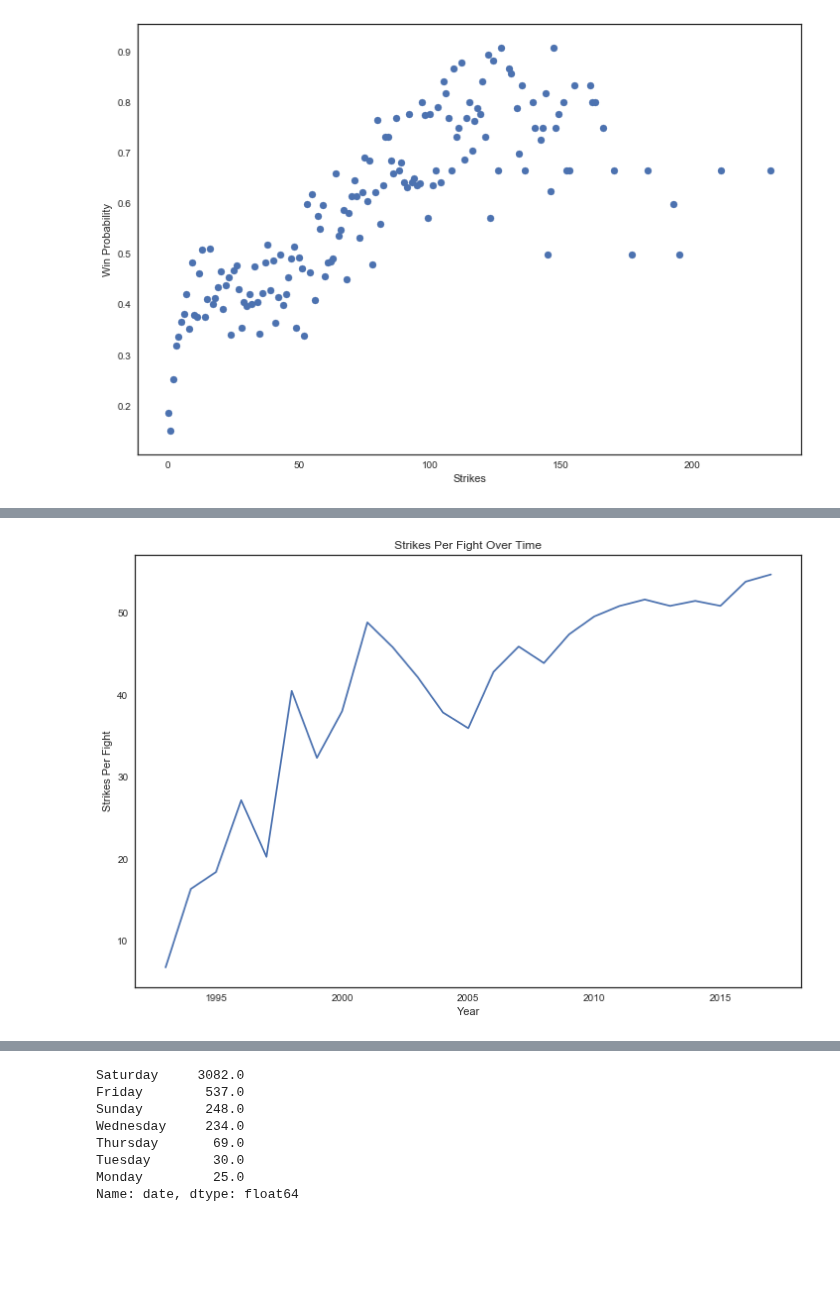
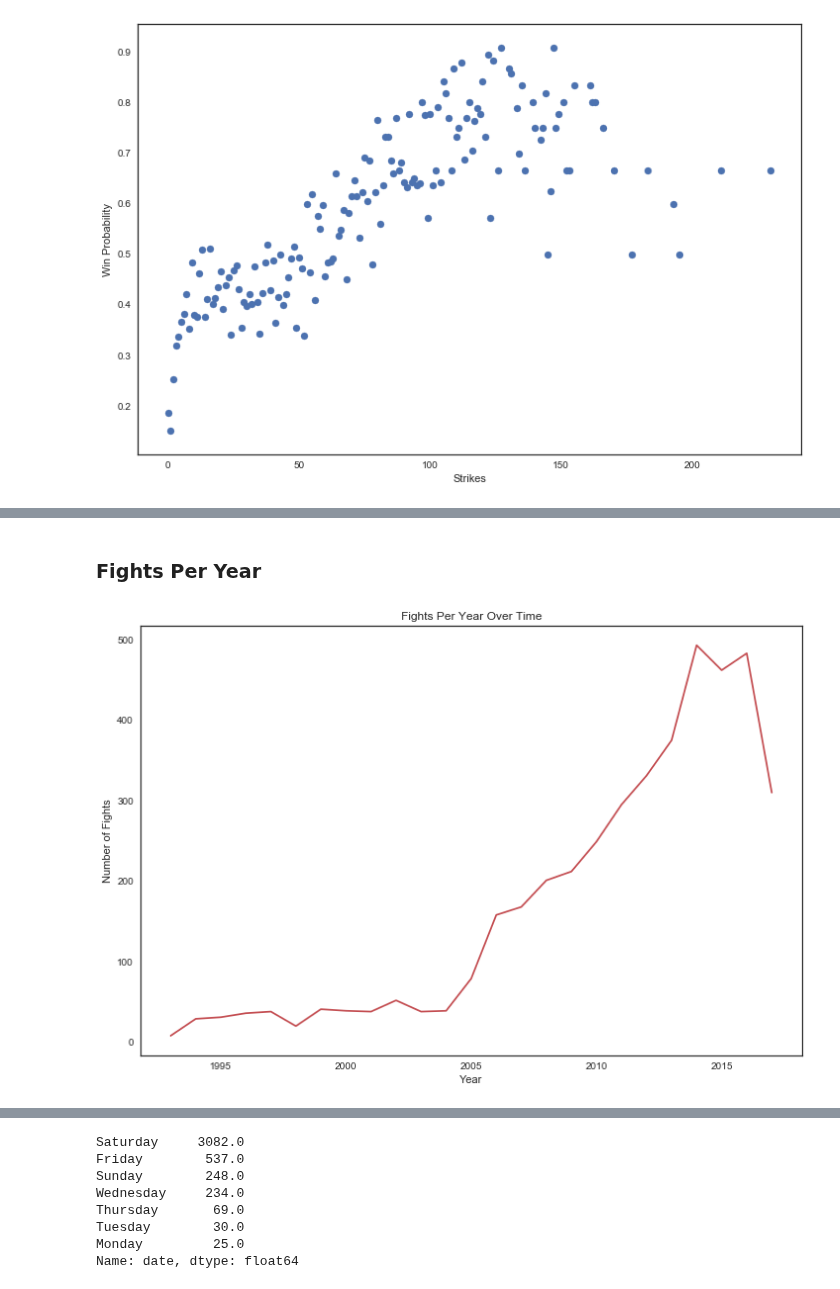
Before and after one commit to cfergusonlee/ufc_fight_analysis, a Jupyter notebook: ufc_analysis.ipynb, the cells around one changed output, grey strips where cells are left out. Saved outputs shown, nothing was run; the diff lists cells and outputs as text; code cells hidden in the pictures; blank space fills up the shorter version.

```diff
--- a/ufc_analysis.ipynb
+++ b/ufc_analysis.ipynb
@@ -37,8 +37,8 @@ import seaborn as sns
 import numpy as np
 from pprint import pprint
 from scipy.stats import norm
-color = sns.color_palette()
 import random
+from datetime import datetime
 
 # Web Scraping
 import json
@@ -50,11 +50,17 @@ import requests
 import cStringIO
 import pprint
 
-# Visualization
+# Visualizations
 %matplotlib inline
 import matplotlib.pyplot as plt
 import seaborn as sns
 sns.set_style("white")
+colors = sns.color_palette()
+from plotnine import *
+from plotnine.data import *
+from mizani.breaks import date_breaks
+from mizani.formatters import date_format
+import skmisc
 from PIL import Image
 from wordcloud import WordCloud
 
@@ -69,8 +75,6 @@ from sklearn.linear_model import SGDClassifier
 from sklearn.tree import DecisionTreeClassifier
 from sklearn.metrics import accuracy_score, precision_score, recall_score, classification_report, confusion_matrix
 
-from subprocess import check_output
-print check_output(["ls", "data"]).decode("utf8")
 fight_data = pd.read_csv("data/fights_v5.csv")
 fight_df = pd.DataFrame(fight_data)
 # Any results you write to the current directory are saved as output.
@@ -731,10 +769,11 @@ from mizani.formatters import date_format
+# %% [markdown]
+### Fights Per Year
 # %%
 plt.figure(figsize=(12,8))
-plt.plot(fight_df.groupby(fight_df.date.dt.year)['strikes'].mean())
-#plt.plot(fight_df.groupby(fight_df.date)['strikes'].mean())
-plt.title('Strikes Per Fight Over Time')
+plt.plot(fight_df.groupby(fight_df.date.dt.year)['name'].count()/2, color=colors[2])
+plt.title('Fights Per Year Over Time')
 plt.xlabel('Year')
-plt.ylabel('Strikes Per Fight')
+plt.ylabel('Number of Fights')
 plt.show()
 # %% [output]
-[figure, old version]
+[figure, new version]
```
Also changed, not shown: parts of 76 cells of this notebook, 3 other files.
